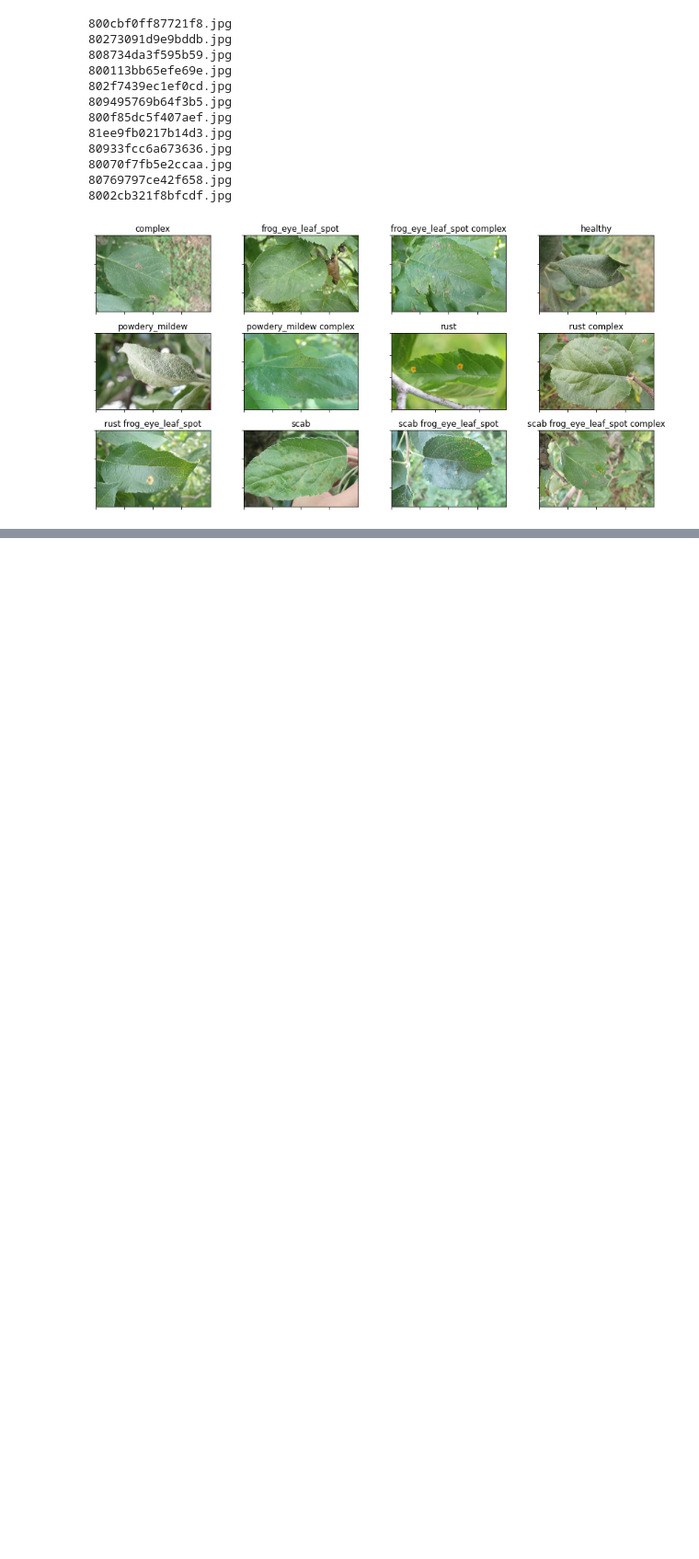
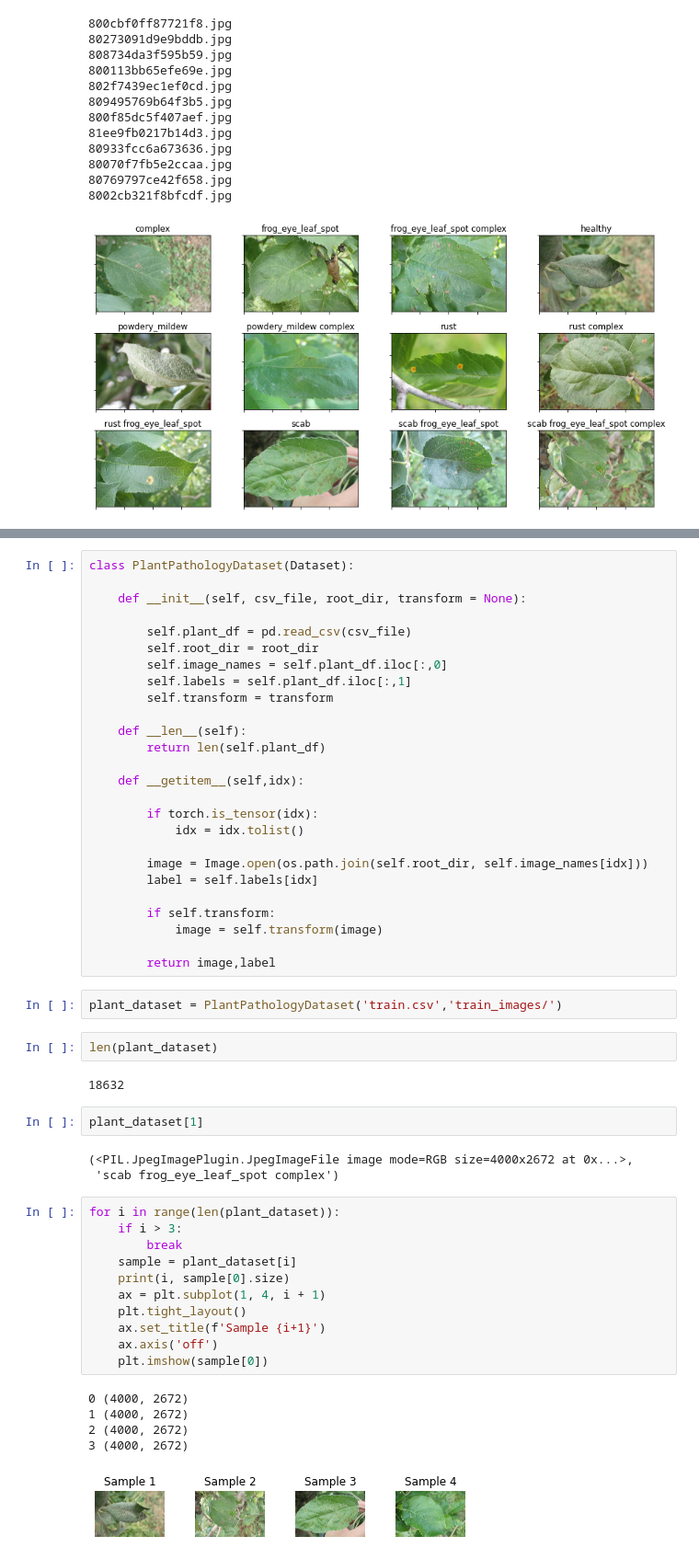
Before and after one commit to arturoruizs/Plant_Pathology_2021, a Jupyter notebook: plant_pathology.ipynb, the cells around one changed output, grey strips where cells are left out. Shown at 92% size. Drawn from its saved outputs; the diff is of its cells as text; blank space fills up the shorter version.

```diff
--- a/plant_pathology.ipynb
+++ b/plant_pathology.ipynb
@@ -153,0 +181,54 @@ display_grid(images,labels,3,4)
+# %%
+class PlantPathologyDataset(Dataset):
+
+    def __init__(self, csv_file, root_dir, transform = None):
+
+        self.plant_df = pd.read_csv(csv_file)
+        self.root_dir = root_dir
+        self.image_names = self.plant_df.iloc[:,0]
+        self.labels = self.plant_df.iloc[:,1]
+        self.transform = transform
+
+    def __len__(self):
+        return len(self.plant_df)
+
+    def __getitem__(self,idx):
+
+        if torch.is_tensor(idx):
+            idx = idx.tolist()
+
+        image = Image.open(os.path.join(self.root_dir, self.image_names[idx]))
+        label = self.labels[idx]
+
+        if self.transform:
+            image = self.transform(image)
+
+        return image,label
+# %%
+plant_dataset = PlantPathologyDataset('train.csv','train_images/')
+# %%
+len(plant_dataset)
+# %% [output]
+18632
+# %%
+plant_dataset[1]
+# %% [output]
+(<PIL.JpegImagePlugin.JpegImageFile image mode=RGB size=4000x2672 at 0x...>,
+ 'scab frog_eye_leaf_spot complex')
+# %%
+for i in range(len(plant_dataset)):
+    if i > 3:
+        break
+    sample = plant_dataset[i]
+    print(i, sample[0].size)
+    ax = plt.subplot(1, 4, i + 1)
+    plt.tight_layout()
+    ax.set_title(f'Sample {i+1}')
+    ax.axis('off')
+    plt.imshow(sample[0])
+# %% [output]
+0 (4000, 2672)
+1 (4000, 2672)
+2 (4000, 2672)
+3 (4000, 2672)
+[figure, added]
```
Also changed, not shown: parts of 24 cells of this notebook.
